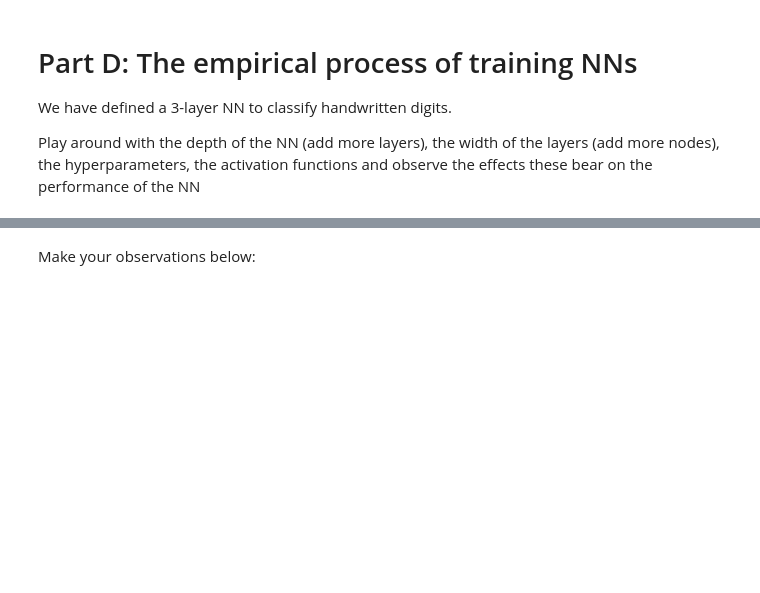
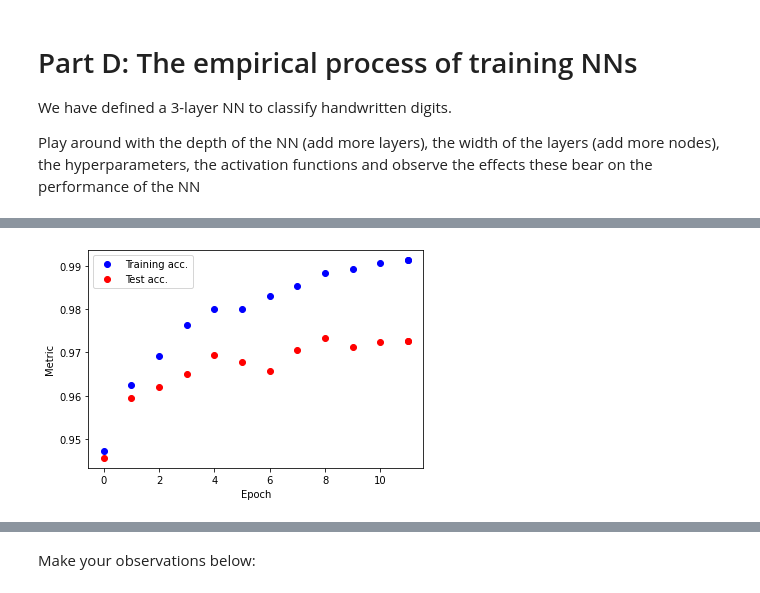
Before and after one commit to KevoSoftworks/machine_learning, a Jupyter notebook: neural_network/assignment.ipynb, the cells around one changed output, grey strips where cells are left out. Cells and saved outputs as stored; diff of their text form; code cells hidden in the pictures; blank space fills up the shorter version.

```diff
--- a/neural_network/assignment.ipynb
+++ b/neural_network/assignment.ipynb
@@ -878,25 +892,25 @@ def read_idx(filename):
         return np.frombuffer(f.read(), dtype=np.uint8).reshape(shape)
 
 ''' CHANGE PATH IN THE BELOW LINE ACCORDING TO YOUR DIRECTORY STRUCTURE'''
-#X = read_idx('../Deep_Learning/MNIST_np/data/MNIST/train/train-images-idx3-ubyte')
+X = read_idx('../data/train-images-idx3-ubyte')
 X = flatten_imgs(X)
 X = normalize(X)               # Try without this
 X = np.transpose(X)
 
 ''' CHANGE PATH IN THE BELOW LINE ACCORDING TO YOUR DIRECTORY STRUCTURE'''
-#Y = read_idx('../Deep_Learning/MNIST_np/data/MNIST/train/train-labels-idx1-ubyte')
+Y = read_idx('../data/train-labels-idx1-ubyte')
 Y = np.expand_dims(Y, axis=1)
 Y = np.transpose(Y)
 Y = one_hot(Y,10)
 
 ''' CHANGE PATH IN THE BELOW LINE ACCORDING TO YOUR DIRECTORY STRUCTURE'''
-#X_test = read_idx('../Deep_Learning/MNIST_np/data/MNIST/test/t10k-images.idx3-ubyte')
+X_test = read_idx('../data/t10k-images.idx3-ubyte')
 X_test = flatten_imgs(X_test)
 X_test = normalize(X_test)     # Try without this
 X_test = np.transpose(X_test)
 
 ''' CHANGE PATH IN THE BELOW LINE ACCORDING TO YOUR DIRECTORY STRUCTURE'''
-#Y_test = read_idx('../Deep_Learning/MNIST_np/data/MNIST/test/t10k-labels.idx1-ubyte')
+Y_test = read_idx('../data/t10k-labels.idx1-ubyte')
 Y_test = np.expand_dims(Y_test, axis=1)
 Y_test = np.transpose(Y_test)
 Y_test = one_hot(Y_test,10)
@@ -1008,11 +1036,46 @@ batch_size = 4
 # %%
+n_in = np.shape(X)[0]
+n_out = np.shape(Y)[0]
+
+#We create a fresh object of MNIST_net
+
+#l_set = ( \
+#    (n_in, 150, relu), \
+#    (150, 50, relu), \
+#    (50, n_out, softmax) \
+#)
+
+#l_set = (\
+#    (n_in, 64, relu), \
+#    (64, 16, relu),
+#    (16, 7, relu),
+#    (7, n_out, softmax)
+#)
+
+l_set = (\
+    (n_in, 64, relu), \
+    (64, 16, relu),
+    (16, n_out, softmax)
+)
+
+mnist_net = MNIST_net(n_in,n_out,CE_loss, l_set)
+
+n_epochs = 12
+lr = 0.1
+lr_decay = 0.99
+batch_size = 16
+
 # training data : X, Y
 # test data : X_test and Y_test
 # metric : model_accuracy
 # model : mnist_net
 
 #call train() with parameters
-''' INSERT CODE HERE '''
+start = perf_counter()
+train(mnist_net, X, Y, X_test, Y_test, model_accuracy, n_epochs, batch_size, lr, lr_decay)
+
+print(f"Elapsed time: {perf_counter() - start}s")
 
 #The plot helps visualise train accuracy and test accuracy over epochs, and therefore check how the model is
 #fitting the train and test data
+# %% [output]
@@ -1018,0 +1083 @@ batch_size = 4
+[figure, added]
```
Also changed, not shown: parts of 16 cells of this notebook.
